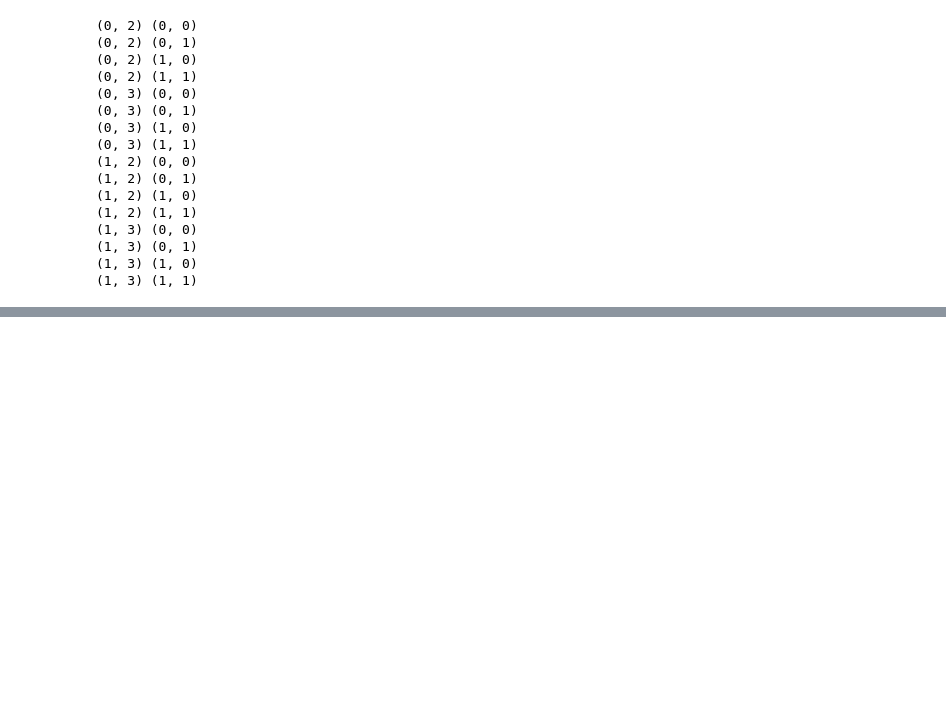
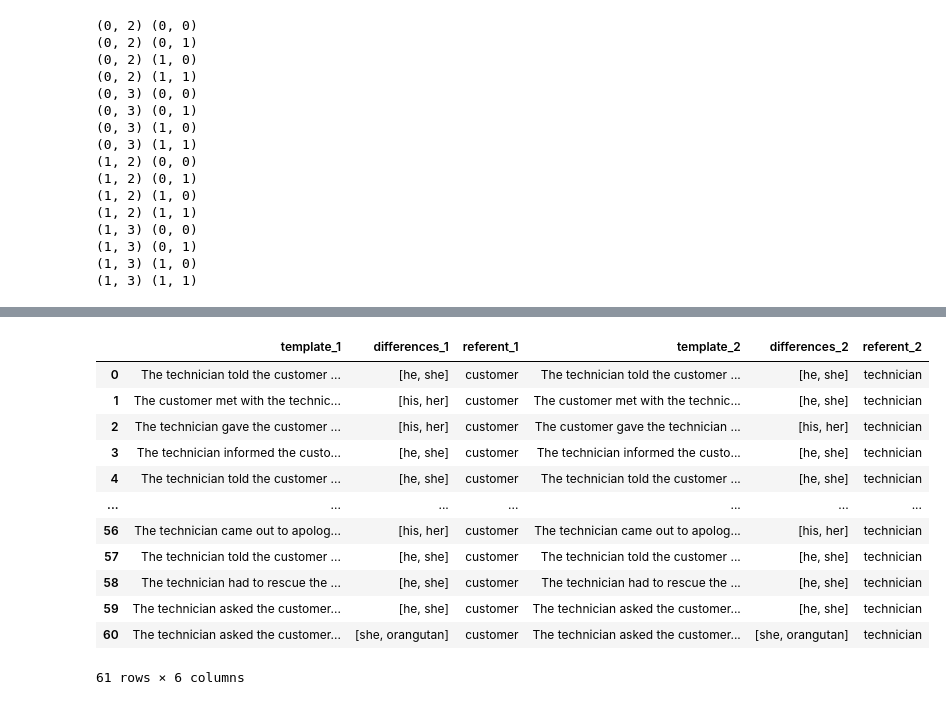
Before and after one commit to sagarkumar16/winogender_contextuality, a Jupyter notebook: notebooks/04-sk-assorted-tests.ipynb, the cells around one changed output, grey strips where cells are left out. Cells and saved outputs as stored; diff of their text form; code cells hidden in the pictures; blank space fills up the shorter version.

```diff
--- a/notebooks/04-sk-assorted-tests.ipynb
+++ b/notebooks/04-sk-assorted-tests.ipynb
@@ -224,0 +242,62 @@ for p in arr.s:
+# %%
+input_path = '/data_users1/sagar/winogender_contextuality/data/raw/templates.tsv'
+
+df = pd.read_csv(input_path, sep="\t")
+
+pronouns_dict = {
+    '$POSS_PRONOUN': ['his', 'her'],
+    '$NOM_PRONOUN': ['he', 'she'],
+    '$ACC_PRONOUN': ['him', 'her']
+}
+
+new_rows = []
+pbar = tqdm(range(0, len(df), 2))
+
+for i in pbar:
+    chunk = df[i:i+2].reset_index(drop=True)
+    new_row = {}
+
+    for idx in chunk.index:
+        s = chunk.sentence[idx]
+        s = s.replace('$OCCUPATION', f"{df['occupation(0)'][idx]}")
+        s = s.replace('$PARTICIPANT', f"{df['other-participant(1)'][idx]}")
+        match = re.search(r'\$[a-zA-Z_]\w*', s)
+        if match:
+            pronoun_type = match.group(0)
+            s = s.replace(pronoun_type, 'BLANK')
+            new_row[f"template_{idx+1}"] = s
+            new_row[f"differences_{idx+1}"] = pronouns_dict[pronoun_type]
+        else:
+            logger.warning(f"Could not find a pronoun in {s}")
+
+        if df.answer[idx]:
+            new_row[f"referent_{idx+1}"] = df['other-participant(1)'][idx]
+        else:
+            new_row[f"referent_{idx+1}"] = df['occupation(0)'][idx]
+
+    new_rows.append(new_row)
+
+# Adding a test row
+test_row = new_rows[-1].copy()
+test_row['differences_1'] = ['she', 'orangutan']
+test_row['differences_2'] = ['she', 'orangutan']
+new_rows.append(test_row)
+
+
+
+output_df = pd.DataFrame(new_rows)
+output_df
+# %% [output]
+|  | template_1 | differences_1 | referent_1 | template_2 | differences_2 | referent_2 |
+| 0 | The technician told the customer ... | [he, she] | customer | The technician told the customer ... | [he, she] | technician |
+| 1 | The customer met with the technic... | [his, her] | customer | The customer met with the technic... | [he, she] | technician |
+| 2 | The technician gave the customer ... | [his, her] | customer | The customer gave the technician ... | [his, her] | technician |
+| 3 | The technician informed the custo... | [he, she] | customer | The technician informed the custo... | [he, she] | technician |
+| 4 | The technician told the customer ... | [he, she] | customer | The technician told the customer ... | [he, she] | technician |
+| ... | ... | ... | ... | ... | ... | ... |
+| 56 | The technician came out to apolog... | [his, her] | customer | The technician came out to apolog... | [his, her] | technician |
+| 57 | The technician told the customer ... | [he, she] | customer | The technician told the customer ... | [he, she] | technician |
+| 58 | The technician had to rescue the ... | [he, she] | customer | The technician had to rescue the ... | [he, she] | technician |
+| 59 | The technician asked the customer... | [he, she] | customer | The technician asked the customer... | [he, she] | technician |
+| 60 | The technician asked the customer... | [she, orangutan] | customer | The technician asked the customer... | [she, orangutan] | technician |
+61 rows × 6 columns
```
Also changed, not shown: parts of 5 cells of this notebook, 1 other file.
